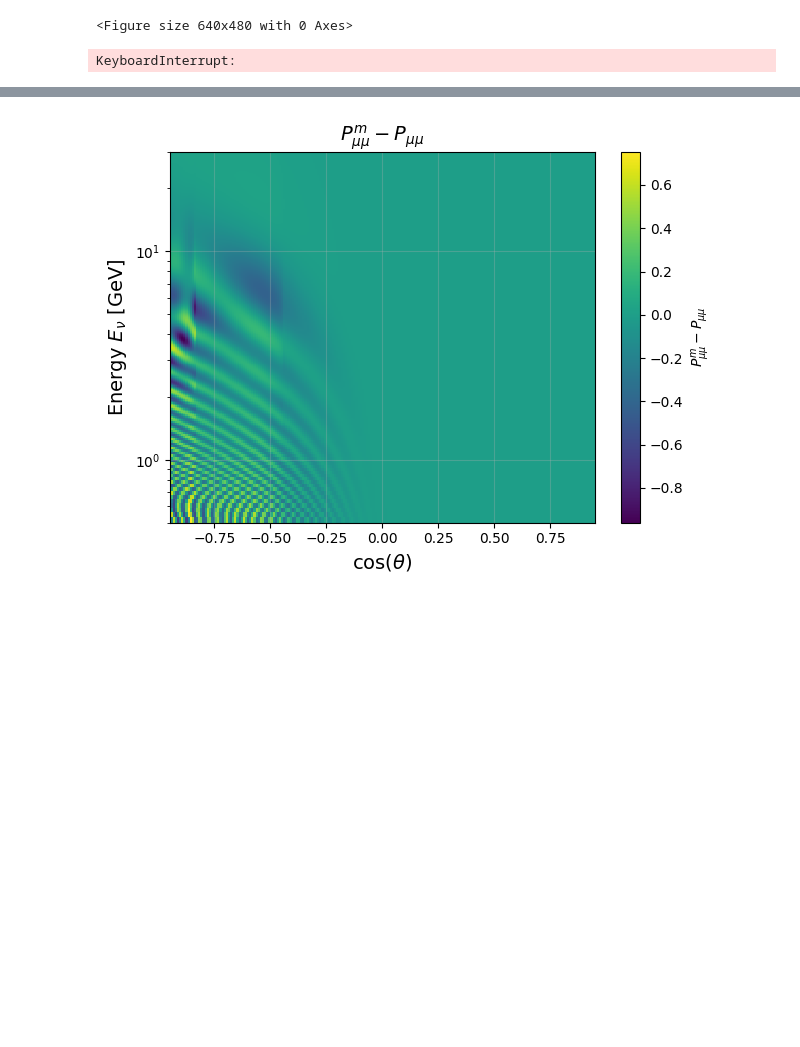
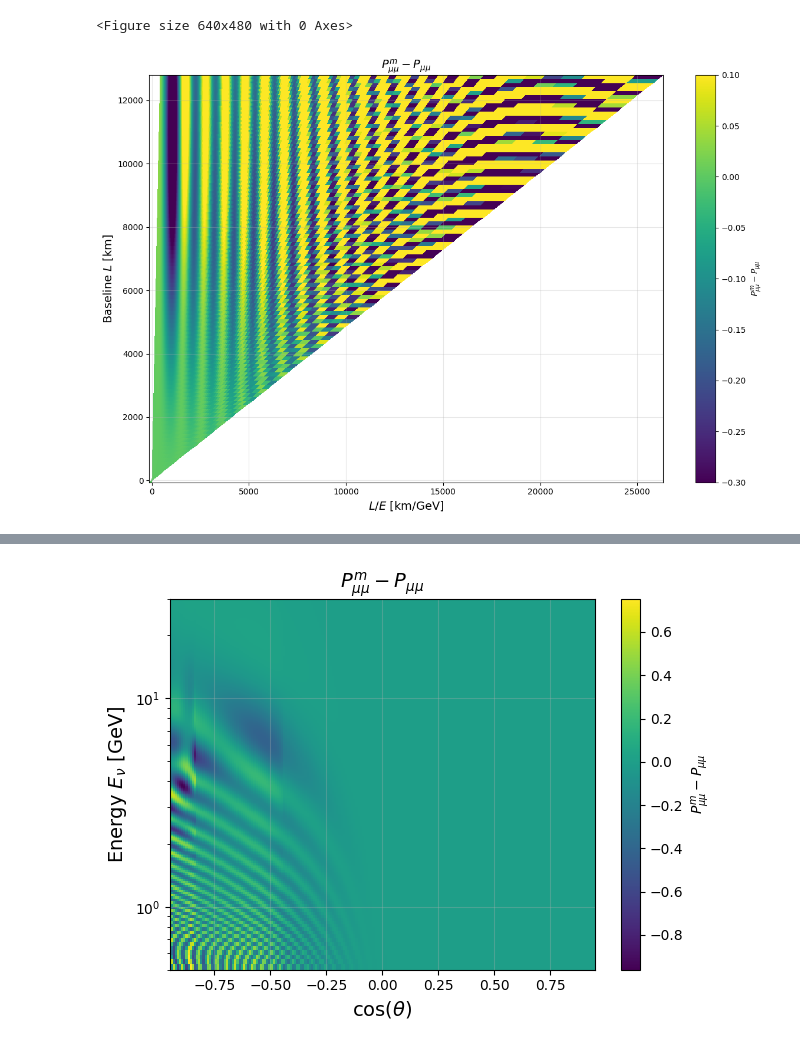
Before and after one commit to tzhouphys/AtmosDUNE, a Jupyter notebook: full_flavor_matter_eff.ipynb, the cells around one changed output, grey strips where cells are left out. Saved outputs shown, nothing was run; the diff lists cells and outputs as text; code cells hidden in the pictures; blank space fills up the shorter version.

```diff
--- a/full_flavor_matter_eff.ipynb
+++ b/full_flavor_matter_eff.ipynb
@@ -9,17 +9,17 @@ r_e = 6371 # km
 d = 20
 s = 1.5
 
-def prop_length(x):
+def baseline(x):
     # x is cos(theta)
     sqrt = np.sqrt(4*x**2*(s-r_e)**2-4*(s**2-2*r_e*s-d**2-2*r_e*d))
     return 1/2 * (-2*x*(r_e-s)+sqrt)
 
-def baseline(x):
-    if x < 0:
-        L = -2*r_e*x
-    else:
-        L = prop_length(x)
-    return L
+# def baseline(x):
+#     if x < 0:
+#         L = -2*r_e*x
+#     else:
+#         L = prop_length(x)
+#     return L
 
 def pmumu_matter_full(
     L_km,
@@ -439,27 +429,39 @@ for L in L_list:
 <Figure size 640x480 with 0 Axes>
 # %%
 # Do the same thing but for baseline in km instead of cos(theta)
-zenith_angles = np.linspace(-0.95, 0.95, 200)
-baseline_km = np.linspace(0, 12742, 200)  # Earth diameter in km
+zenith_angles = np.linspace(-0.95, 0.95, 100)
+baseline_km = np.linspace(0, 12742, 100)  # Earth diameter in km
 energies_for_heatmap = np.linspace(0.5, 30, 1000)
-prob_grid = np.zeros((len(energies_for_heatmap), len(zenith_angles)))
-for i, E in enumerate(energies_for_heatmap):
-    for j, L in enumerate(zenith_angles):
-        prob_grid[i, j] = pmumu_matter_full(L_km=L, E_GeV=E, rho=2.8, baseline_type='cos')-p_mumu_vac_full(L_km=L, E_GeV=E, baseline_type='cos')
+LL, EE = np.meshgrid(baseline_km, energies_for_heatmap, indexing="ij")
+LE = LL / EE
+
+prob_grid = np.zeros_like(LL)
+
+for i in range(LL.shape[0]):
+    for j in range(LL.shape[1]):
+        L = LL[i, j]
+        E = EE[i, j]
+
+        prob_grid[i, j] = (
+            pmumu_matter_full(
+                L_km=L, E_GeV=E, rho=2.8, baseline_type='km'
+            )
+            - p_mumu_vac_full(
+                L_km=L, E_GeV=E, baseline_type='km'
+            )
+        )
 plt.figure(figsize=(12, 8))
 prob_min = np.min(prob_grid)
 prob_max = np.max(prob_grid)
-im = plt.imshow(prob_grid, aspect='auto', origin='lower',
-                extent=[zenith_angles[0], zenith_angles[-1],
-                        energies_for_heatmap[0], energies_for_heatmap[-1]],
-                cmap='viridis', interpolation='nearest', vmin = -0.3, vmax = 0.1)
-plt.xlabel(r'$\cos(\theta)$', fontsize=14)
-plt.ylabel(r'Energy $E_\nu$ [GeV]', fontsize=14)
+pcm = plt.pcolormesh(LE, LL, prob_grid,
+                cmap='viridis', vmin = -0.3, vmax = 0.1)
+plt.xlabel(r'$L/E$ [km/GeV]', fontsize=14)
+plt.ylabel(r'Baseline $L$ [km]', fontsize=14)
 plt.title(r'$P_{\mu\mu}^m - P_{\mu\mu}$', fontsize=14)
-cbar = plt.colorbar(im, label=r'$P_{\mu\mu}^m - P_{\mu\mu}$')
+cbar = plt.colorbar(pcm, label=r'$P_{\mu\mu}^m - P_{\mu\mu}$')
 plt.grid(True, alpha=0.3)
 plt.tight_layout()
 #plt.savefig('p_mumu_matter_oscillogram_diff_full.pdf', dpi=300)
 plt.show()
 # %% [output]
-KeyboardInterrupt:
+[figure, added]
```
Also changed, not shown: parts of 6 cells of this notebook.
